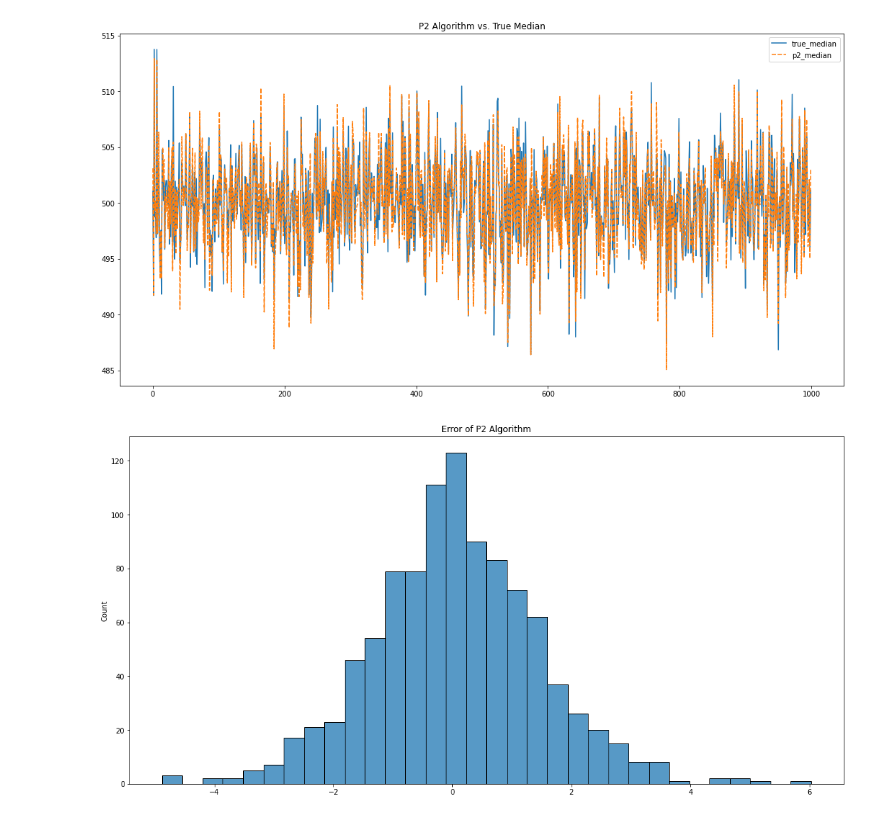
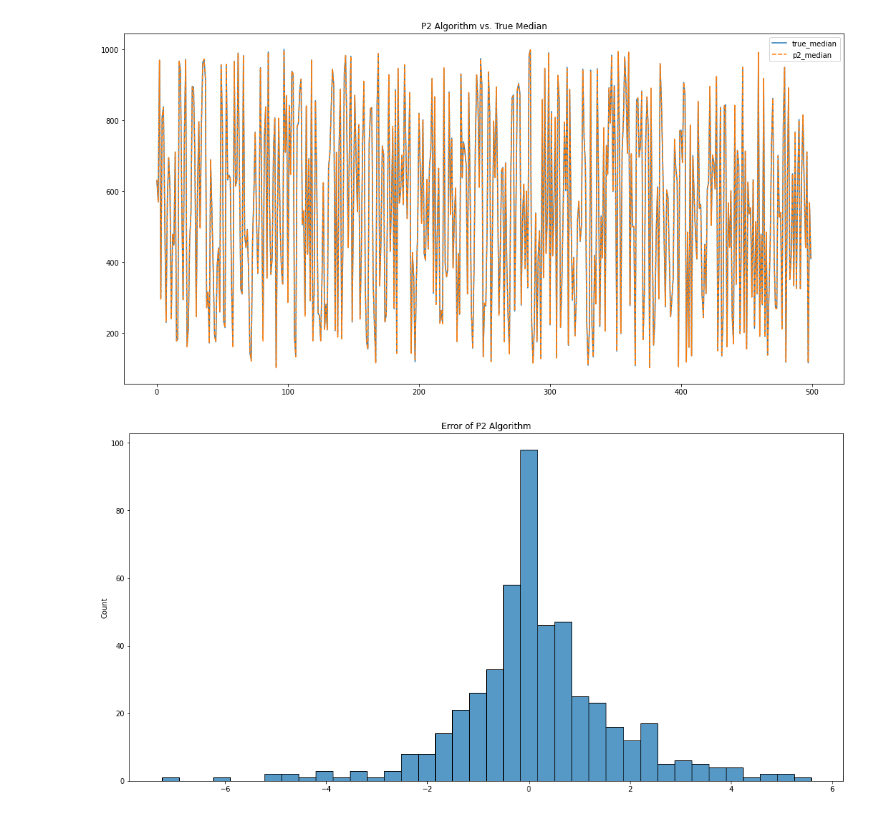
Before and after one commit to ibrahimdirar/Quantile-Calculator-Without-Storing-Observations, a Jupyter notebook: p2_quantile.ipynb, the cells around one changed output. Drawn from its saved outputs; the diff is of its cells as text; code cells hidden in the pictures.

Commit message:
Randomise random data attributes

```diff
--- a/p2_quantile.ipynb
+++ b/p2_quantile.ipynb
@@ -106,12 +106,13 @@ class P2Algorithm:
     def quantile(self):
         return self.q[2]
 # %%
+import random
+
 def main(data_size, iterations, p=0.5, verbose=False):
     # set up logging
     if verbose:
-        # logging.basicConfig(level=logging.INFO)
-        logger = logging.getLogger("P2")
-        logger.setLevel(logging.DEBUG)
+        logger = logging.getLogger()
+        logger.setLevel(logging.INFO)
     else:
         logger = None
 
@@ -121,7 +122,9 @@ def main(data_size, iterations, p=0.5, verbose=False):
     for _ in range(iterations):
         p2 = P2Algorithm(p, logger=logger)
 
-        data = np.random.normal(500, 50, data_size)
+        mean = random.randint(100, 1000)
+        std = random.randint(1, 100)
+        data = np.random.normal(mean, std, data_size)
 
         for value in data:
             p2.observe(value)
@@ -155,12 +141,12 @@ INFO:P2:--------------------------------------------------
 # %%
-true_medians, p2_medians = main(data_size=250, iterations=1000, verbose=False)
+true_medians, p2_medians = main(data_size=250, iterations=500, verbose=False)
 results = pd.DataFrame({"true_median": true_medians, "p2_median": p2_medians})
 plt.figure(figsize=(18, 9))
 sns.lineplot(data=results).set(title="P2 Algorithm vs. True Median")
 error = results["true_median"] - results["p2_median"]
 plt.figure(figsize=(18, 9))
 sns.histplot(data=error).set(title="Error of P2 Algorithm")
 plt.show()
 # %% [output]
-[figure, old version]
+[figure, new version]
-[figure, old version]
+[figure, new version]
```
Also changed, not shown: parts of 1 cell of this notebook.
